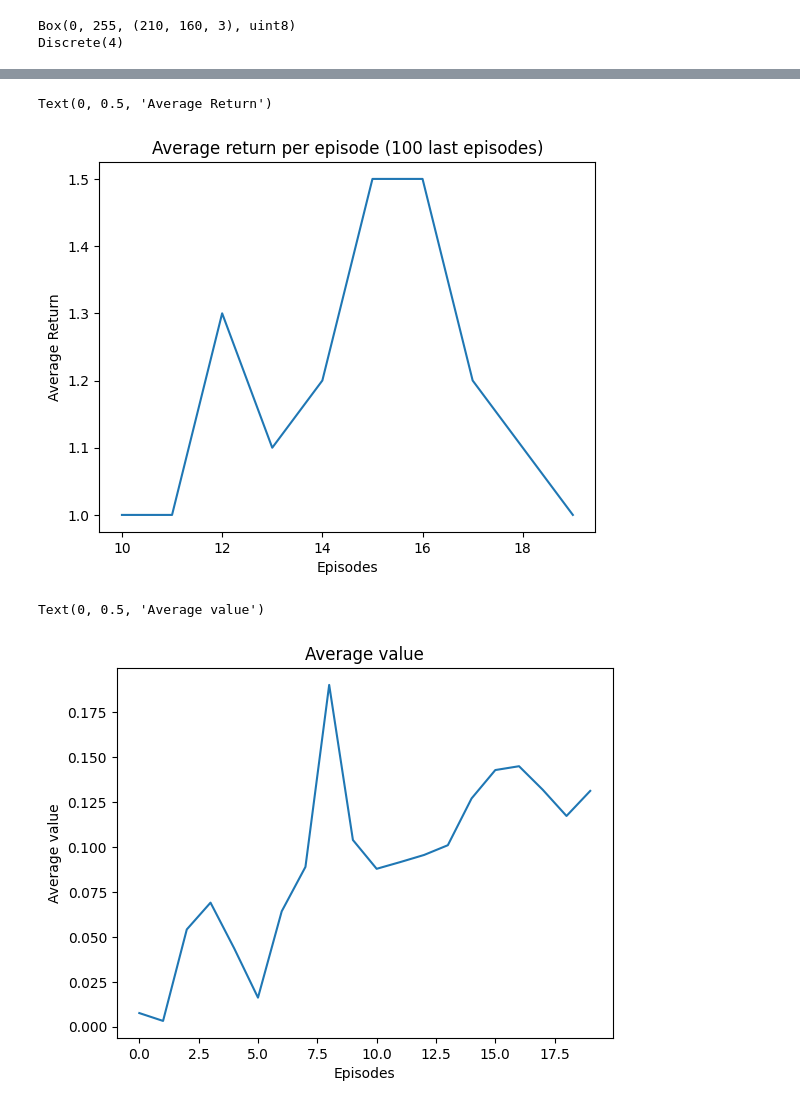
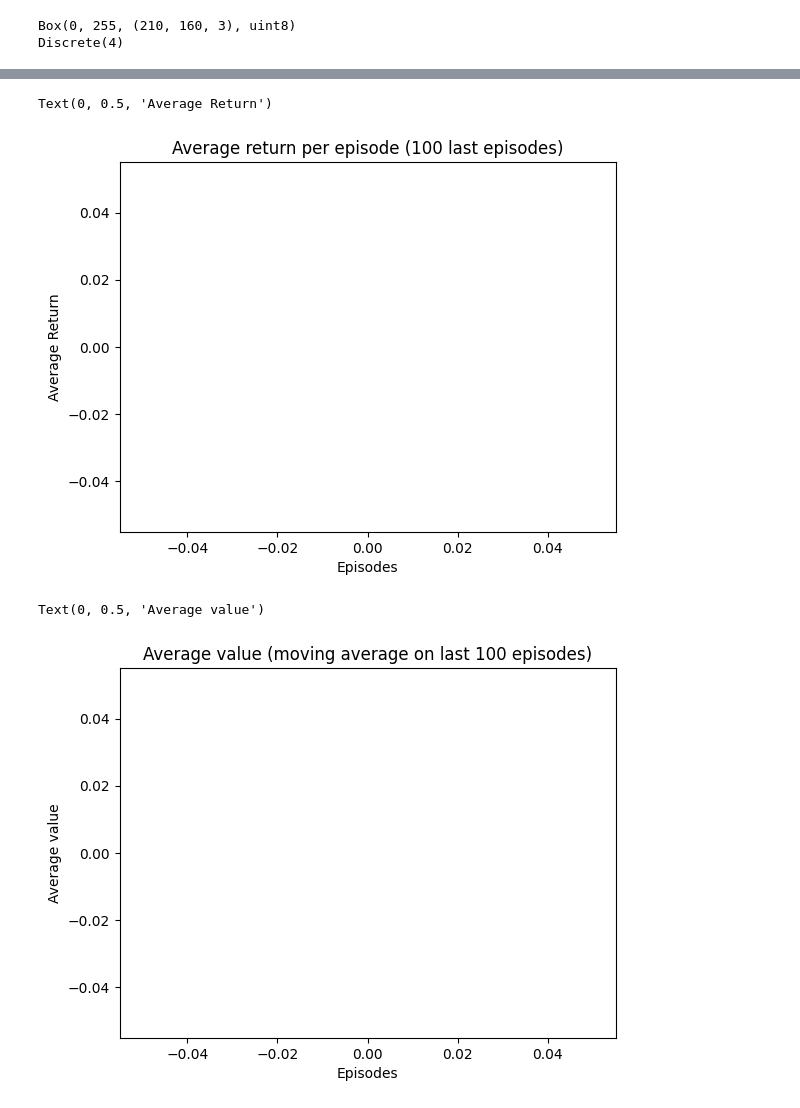
Before and after one commit to LucasSchummer/ReinforcementLearning, a Jupyter notebook: Breakout.ipynb, the cells around one changed output, grey strips where cells are left out. Cells and saved outputs as stored; diff of their text form; code cells hidden in the pictures.

```diff
--- a/Breakout.ipynb
+++ b/Breakout.ipynb
@@ -20,18 +23,19 @@ Discrete(4)
 # %%
-batch_size = 32
+batch_size = 16
 frame_stack = 4
-max_episodes = 20
+max_episodes = 50
 gamma = .99
-lr = 1e-3
+lr = 2.5e-4
 c_actor = .5
-checkpoint_frequency = 2
+c_entropy = .01
+checkpoint_frequency = 50
 # %%
-resume_training = True
+resume_training = False
 version = "v1"
-checkpoint = f"training/a2c/{version}/training1/10.pth"
+checkpoint = f"training/a2c/{version}/training1/1000.pth"
 training_number = setup_training_dir(resume_training, "a2c", version)
 
-max_training_time = 7 #h
+max_training_time = 1 #h
 # %%
 model = A2C(input_channels=4, n_actions=4)
 optimizer = torch.optim.Adam(model.parameters(), lr = lr)
@@ -45,12 +49,14 @@ else:
     returns = []
     avg_values = []
 # %%
+start_time = time.time()
 for episode in range(episode_start, max_episodes):
 
+    timesteps = 0
     done = False
     ep_return = 0
     last_frames = deque(maxlen=frame_stack)
-    log_probs, values, rewards, next_values, dones = [], [], [], [], []
+    logits, log_probs, values, rewards, next_values, dones = [], [], [], [], [], []
 
     frame, _ = env.reset()
     phi_frame = preprocess_frame(frame)
@@ -62,7 +68,7 @@ for episode in range(episode_start, max_episodes):
     state = get_state(last_frames)
 
     while not done:
-
+        timesteps += 1
         actor_logits, value = model(state)
         m = torch.distributions.Categorical(logits=actor_logits)
         action = m.sample()
@@ -78,6 +84,7 @@ for episode in range(episode_start, max_episodes):
         with torch.no_grad():
             _, next_value = model(next_state)
 
+        logits.append(actor_logits)
         log_probs.append(log_prob)
         values.append(value)
         rewards.append(torch.tensor(reward, dtype=torch.float32))
@@ -88,18 +95,22 @@ for episode in range(episode_start, max_episodes):
 
         if len(log_probs) == batch_size or done:
 
-            update_network(optimizer, log_probs, values, rewards, next_values, dones, gamma, c_actor)
-            log_probs, values, rewards, next_values, dones = [], [], [], [], [] # Clear buffers
+            update_network(optimizer, logits, log_probs, values, rewards, next_values, dones, gamma, c_actor, c_entropy)
+            logits, log_probs, values, rewards, next_values, dones = [], [], [], [], [], [] # Clear buffers
 
     returns.append(ep_return)
 
     _, values = model(torch.cat(ev_states, dim=0)) # Evaluate average value on evaluation states
     avg_values.append(values.mean().item())
 
-    print(f"Episode {episode+1} finished. Return : {ep_return}")
+    # print(f"Episode {episode+1} finished in {timesteps} timesteps. Return : {ep_return}.")
     if (episode + 1) % 50 == 0:
-        print(f"{episode+1} episodes. Average return on 50 episodes : {np.mean(returns[-50])}")
+        print(f"{episode+1} episodes. Average return on last 50 episodes : {np.mean(returns[-50])}")
 
     if (episode + 1) % checkpoint_frequency == 0:
         save_checkpoint(model, optimizer, returns, avg_values, episode, f"training/a2c/{version}/training{training_number}/{episode+1}.pth")
+
+    if time.time() - start_time > 3600 * max_training_time:
+        print(f"Maximum training time of {max_training_time}h exceeded. Interrupting training after {episode} episodes.")
+        break
 # %% [output]
@@ -116,17 +134,18 @@ Episode 20 finished. Return : 2.0
 # %%
 avg_returns = [np.mean(returns[i-100:i]) for i in range(100, len(returns))]
-plt.plot(range(10, len(returns)), avg_returns)
+plt.plot(range(100, len(returns)), avg_returns)
 plt.title("Average return per episode (100 last episodes)")
 plt.xlabel("Episodes")
 plt.ylabel("Average Return")
 # %% [output]
 Text(0, 0.5, 'Average Return')
-[figure, old version]
+[figure, new version]
 # %%
-plt.plot(range(len(avg_values)), avg_values)
-plt.title("Average value")
+moving_avg_values = [np.mean(avg_values[i-100:i]) for i in range(100, len(avg_values))]
+plt.plot(range(100, len(avg_values)), moving_avg_values)
+plt.title("Average value (moving average on last 100 episodes)")
 plt.xlabel("Episodes")
 plt.ylabel("Average value")
 # %% [output]
 Text(0, 0.5, 'Average value')
-[figure, old version]
+[figure, new version]
```
Also changed, not shown: parts of 3 cells of this notebook, 2 other files.
